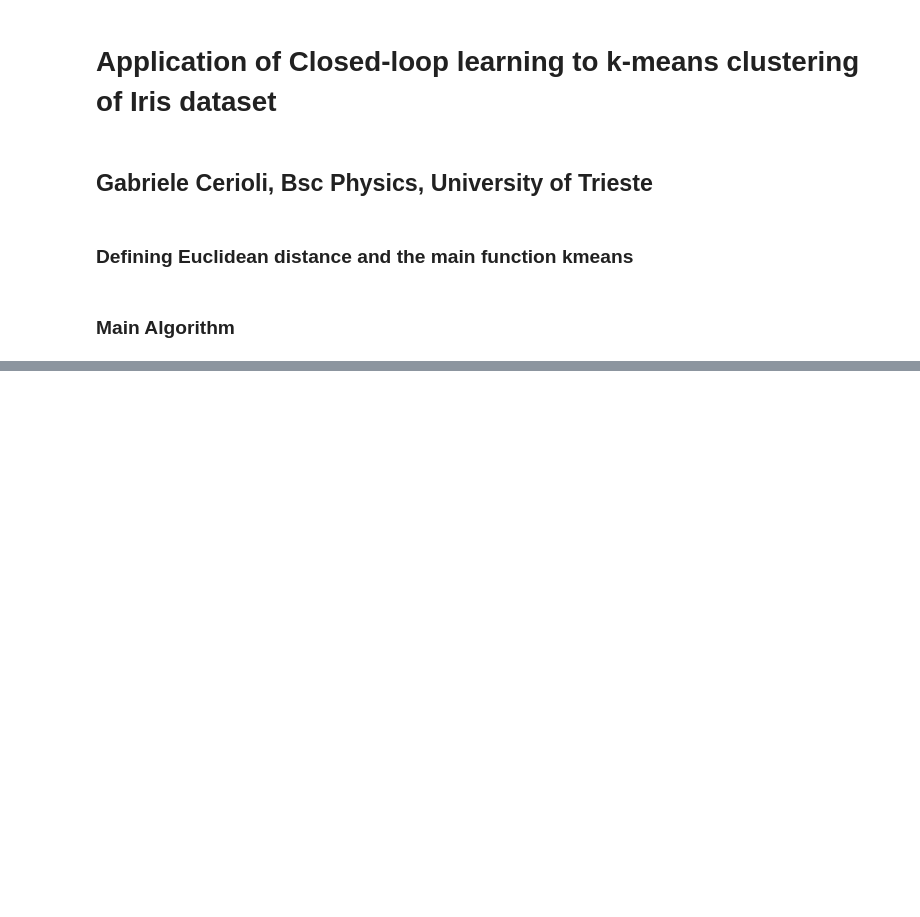
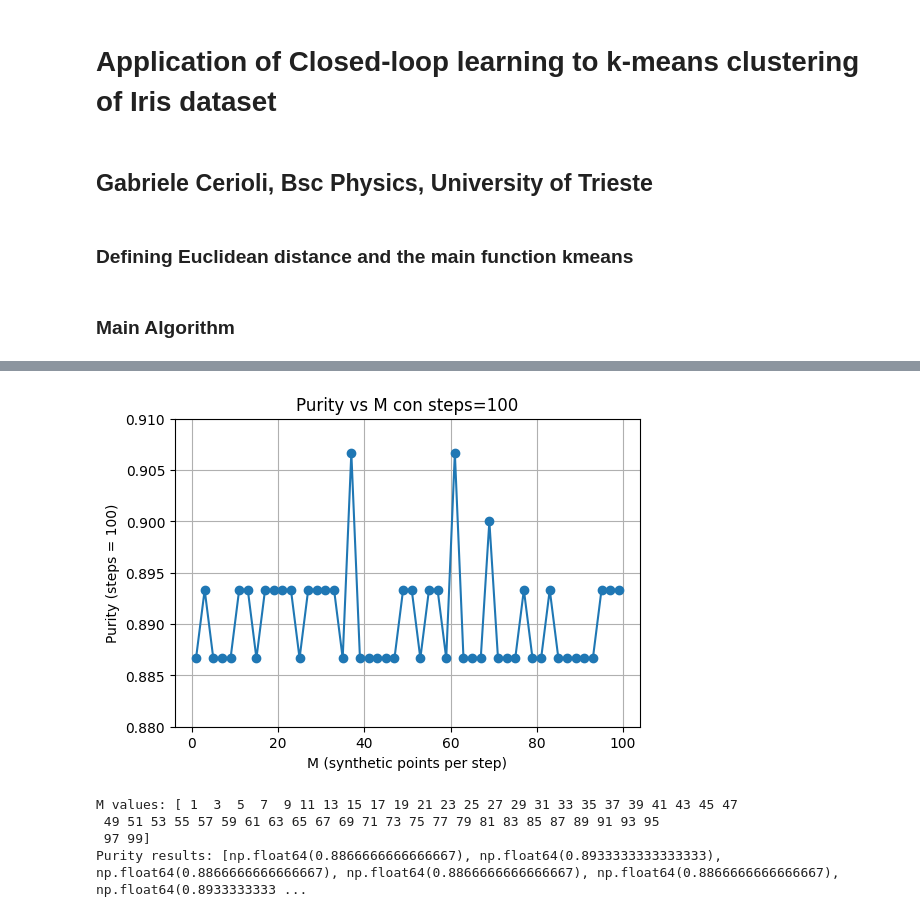
Before and after one commit to gabrielecerioli/Clustering_algorithms, a Jupyter notebook: Closed_loop_learning/Closed_loop_learning_Clustering.ipynb, the cells around one changed output, grey strips where cells are left out. Cells and saved outputs as stored; diff of their text form; code cells hidden in the pictures; blank space fills up the shorter version.

```diff
--- a/Closed_loop_learning/Closed_loop_learning_Clustering.ipynb
+++ b/Closed_loop_learning/Closed_loop_learning_Clustering.ipynb
@@ -209,0 +231,36 @@ print(assign_clusters_gaussian(data_matrix,means,variances))
+# %%
+# Fisso il numero di steps a 100, scorro i diversi M in M_values e calcolo la purity
+steps = 100
+M_values=np.arange(1,100,2)
+purity_results = []
+for M_try in M_values:
+    new_data = data_matrix.copy()
+    # iterazioni CLL
+    for t in range(steps):
+        kmeans = KMeans(n_clusters=3,init='k-means++', random_state=42)
+        cluster_assigns = kmeans.fit_predict(new_data)
+        new_data = update_dataset(new_data, cluster_assigns, M_try, 3, random_state=42+t)
+    # cluster finale e purity sui primi 150 campioni (dataset originale)
+    kmeans = KMeans(n_clusters=3, init='k-means++', random_state=42)
+    final_assigns = kmeans.fit_predict(new_data)
+    purity_val = purity_score(ground_truth_encoded, final_assigns[:len(ground_truth_encoded)])
+    purity_results.append(purity_val)
+
+# Plot
+plt.figure(figsize=(6,4))
+plt.plot(M_values, purity_results, marker='o')
+plt.xlabel('M (synthetic points per step)')
+plt.ylabel('Purity (steps = 100)')
+plt.title('Purity vs M con steps=100')
+plt.ylim(0.88,0.91)
+plt.grid(True)
+plt.show()
+
+print("M values:", M_values)
+print("Purity results:", purity_results)
+# %% [output]
+[figure, added]
+M values: [ 1  3  5  7  9 11 13 15 17 19 21 23 25 27 29 31 33 35 37 39 41 43 45 47
+ 49 51 53 55 57 59 61 63 65 67 69 71 73 75 77 79 81 83 85 87 89 91 93 95
+ 97 99]
+Purity results: [np.float64(0.8866666666666667), np.float64(0.8933333333333333), np.float64(0.8866666666666667), np.float64(0.8866666666666667), np.float64(0.8866666666666667), np.float64(0.8933333333 ...
```
Also changed, not shown: parts of 5 cells of this notebook.
